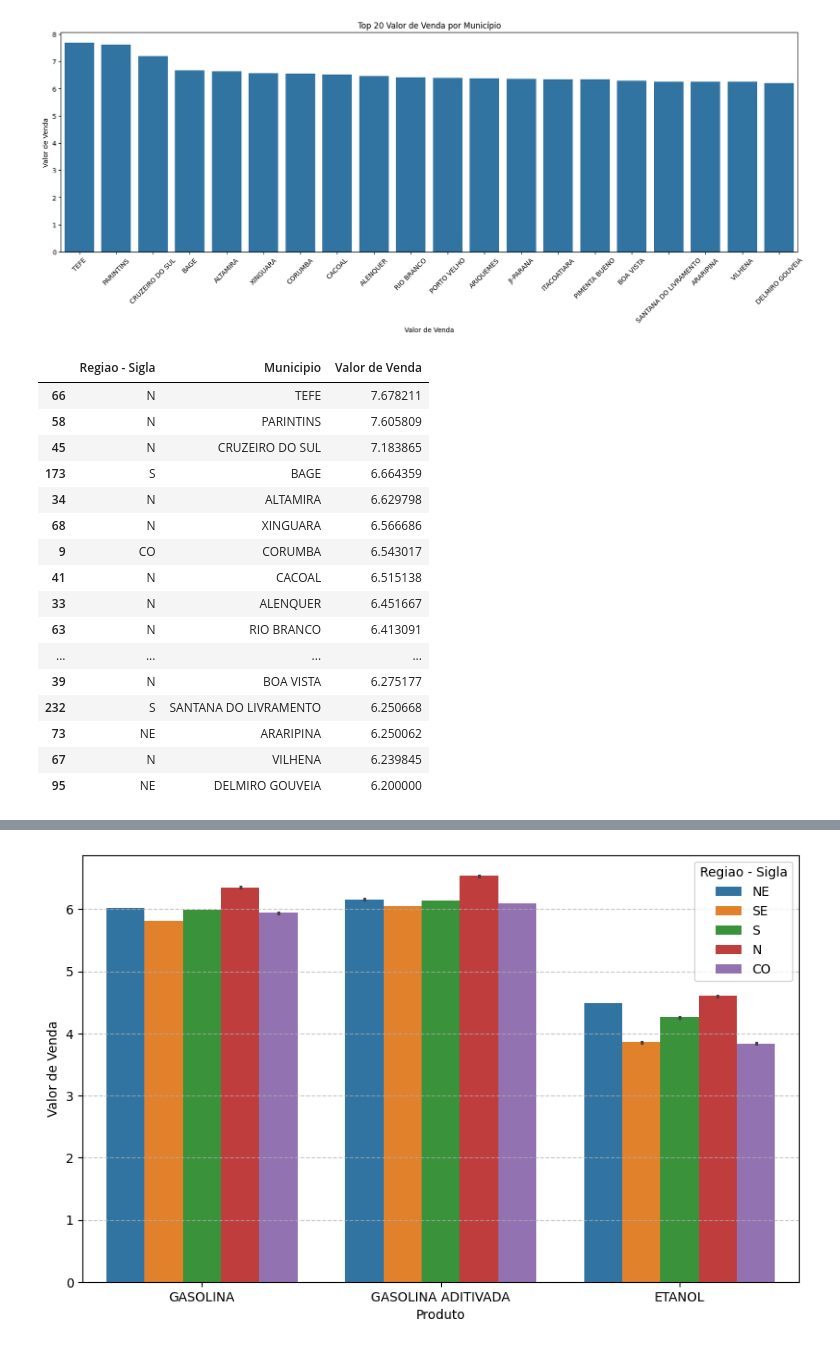
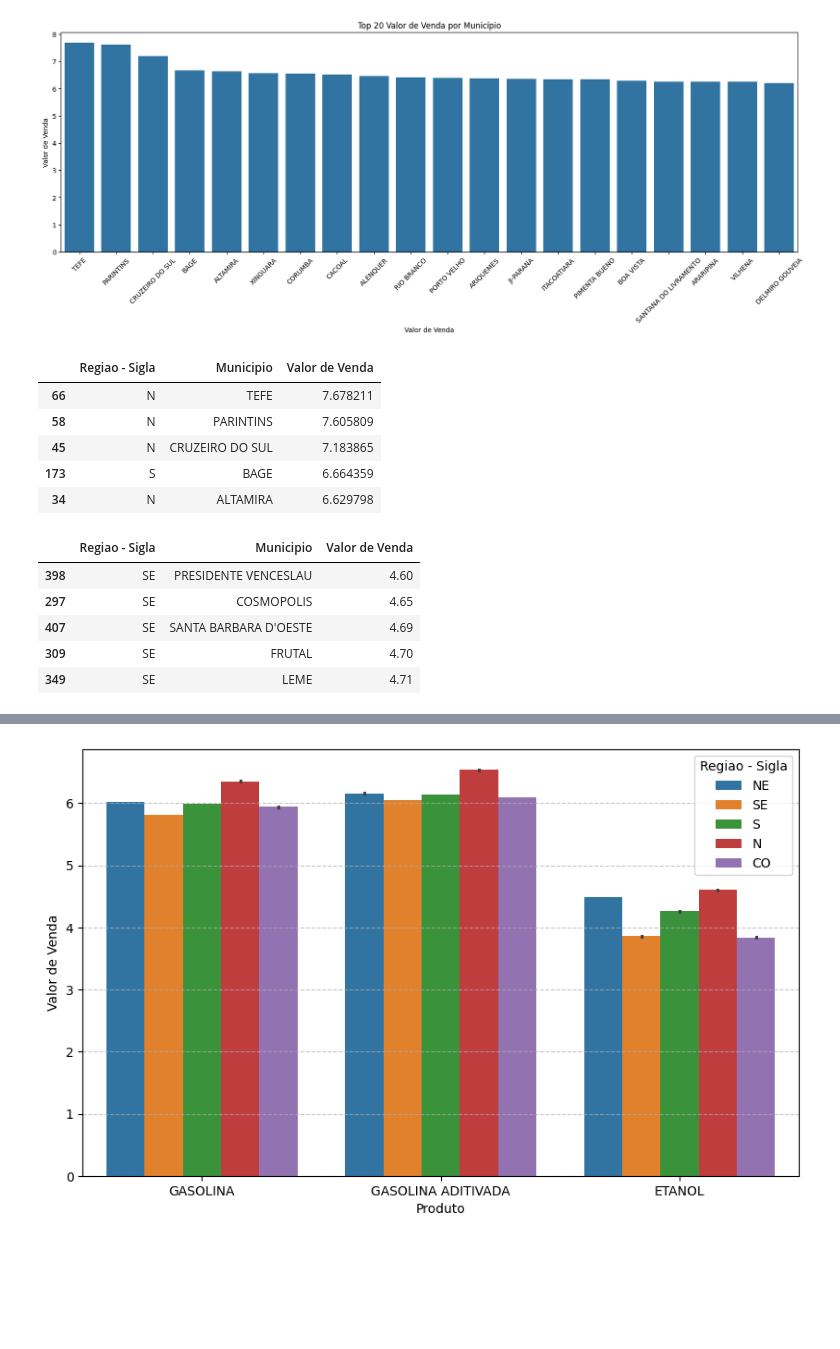
Before and after one commit to SandraRojasZ/DataScience, a Jupyter notebook: ProjetoAED.ipynb, the cells around one changed output, grey strips where cells are left out. Drawn from its saved outputs; the diff is of its cells as text; code cells hidden in the pictures; blank space fills up the shorter version.

```diff
--- a/ProjetoAED.ipynb
+++ b/ProjetoAED.ipynb
@@ -426,22 +438,23 @@ plt.show()
 # %%
 preco_municipio = df_limpo.groupby(['Regiao - Sigla', 'Municipio'])['Valor de Venda'].mean().reset_index()
 preco_municipio = preco_municipio.sort_values(by='Valor de Venda', ascending=False)
-preco_municipio.head(20)
+preco_municipio.head()
 # %% [output]
 |  | Regiao - Sigla | Municipio | Valor de Venda |
 | 66 | N | TEFE | 7.678211 |
 | 58 | N | PARINTINS | 7.605809 |
 | 45 | N | CRUZEIRO DO SUL | 7.183865 |
 | 173 | S | BAGE | 6.664359 |
 | 34 | N | ALTAMIRA | 6.629798 |
-| 68 | N | XINGUARA | 6.566686 |
-| 9 | CO | CORUMBA | 6.543017 |
-| 41 | N | CACOAL | 6.515138 |
-| 33 | N | ALENQUER | 6.451667 |
-| 63 | N | RIO BRANCO | 6.413091 |
-| ... | ... | ... | ... |
-| 39 | N | BOA VISTA | 6.275177 |
-| 232 | S | SANTANA DO LIVRAMENTO | 6.250668 |
-| 73 | NE | ARARIPINA | 6.250062 |
-| 67 | N | VILHENA | 6.239845 |
-| 95 | NE | DELMIRO GOUVEIA | 6.200000 |
+# %%
+# Se observa que o menor preço médio é na cidade Presidente Venceslau de 4,60 (R$ / litro)
+preco_municipio = df_limpo.groupby(['Regiao - Sigla', 'Municipio'])['Valor de Venda'].mean().reset_index()
+preco_municipio = preco_municipio.sort_values(by='Valor de Venda', ascending=True).round(2)
+preco_municipio.head()
+# %% [output]
+|  | Regiao - Sigla | Municipio | Valor de Venda |
+| 398 | SE | PRESIDENTE VENCESLAU | 4.60 |
+| 297 | SE | COSMOPOLIS | 4.65 |
+| 407 | SE | SANTA BARBARA D'OESTE | 4.69 |
+| 309 | SE | FRUTAL | 4.70 |
+| 349 | SE | LEME | 4.71 |
```
Also changed, not shown: parts of 15 cells of this notebook.
